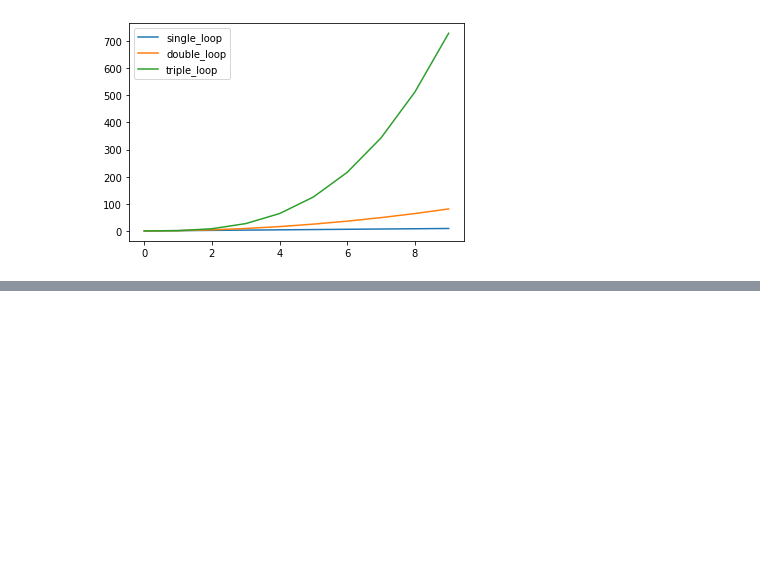
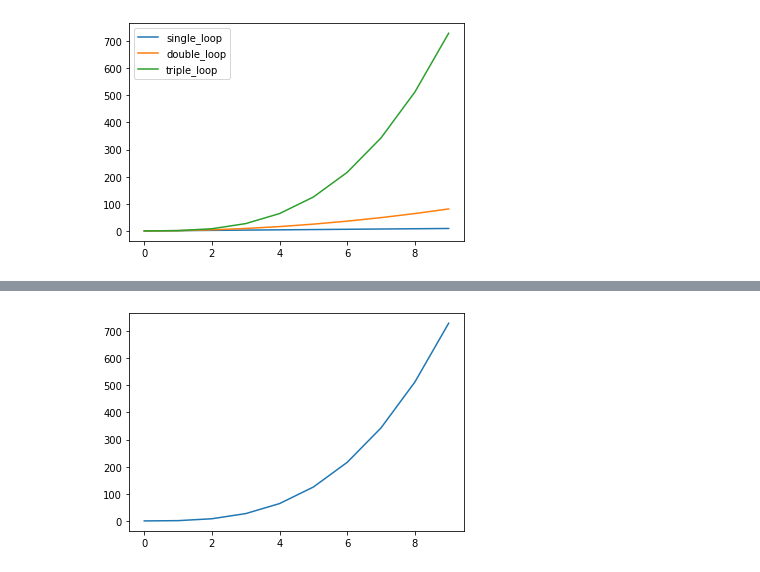
Before and after one commit to alope107/big-o, a Jupyter notebook: demo.ipynb, the cells around one changed output, grey strips where cells are left out. Saved outputs shown, nothing was run; the diff lists cells and outputs as text; code cells hidden in the pictures; blank space fills up the shorter version.

```diff
--- a/demo.ipynb
+++ b/demo.ipynb
@@ -34,0 +37,4 @@ compare_growth((single_loop, double_loop, triple_loop), list(range(10)), tracker
+# %%
+plot_growth(cubic, range(10))
+# %% [output]
+[figure, added]
```
Also changed, not shown: parts of 5 cells of this notebook, 3 other files.
